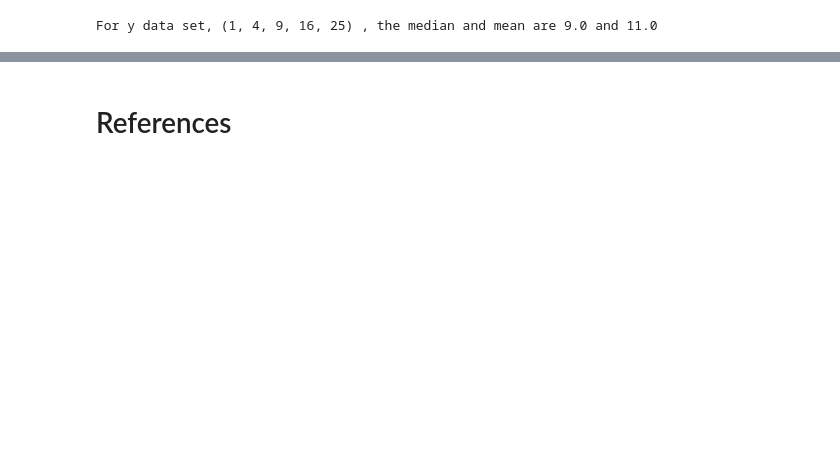
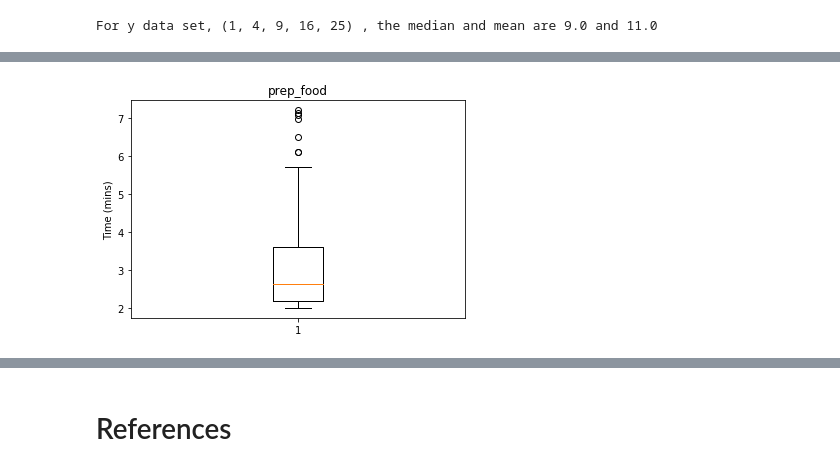
Before and after one commit to healyshane/project-fundamentals_of_data_analysis, a Jupyter notebook: Project.ipynb, the cells around one changed output, grey strips where cells are left out. Saved outputs shown, nothing was run; the diff lists cells and outputs as text; code cells hidden in the pictures; blank space fills up the shorter version.

```diff
--- a/Project.ipynb
+++ b/Project.ipynb
@@ -167,0 +230,7 @@ scatterplots
+# %%
+# Display the box plot for prep_food
+plt.boxplot(prep_food);
+plt.title("prep_food")
+plt.ylabel("Time (mins)");
+# %% [output]
+[figure, added]
```
Also changed, not shown: parts of 46 cells of this notebook.
